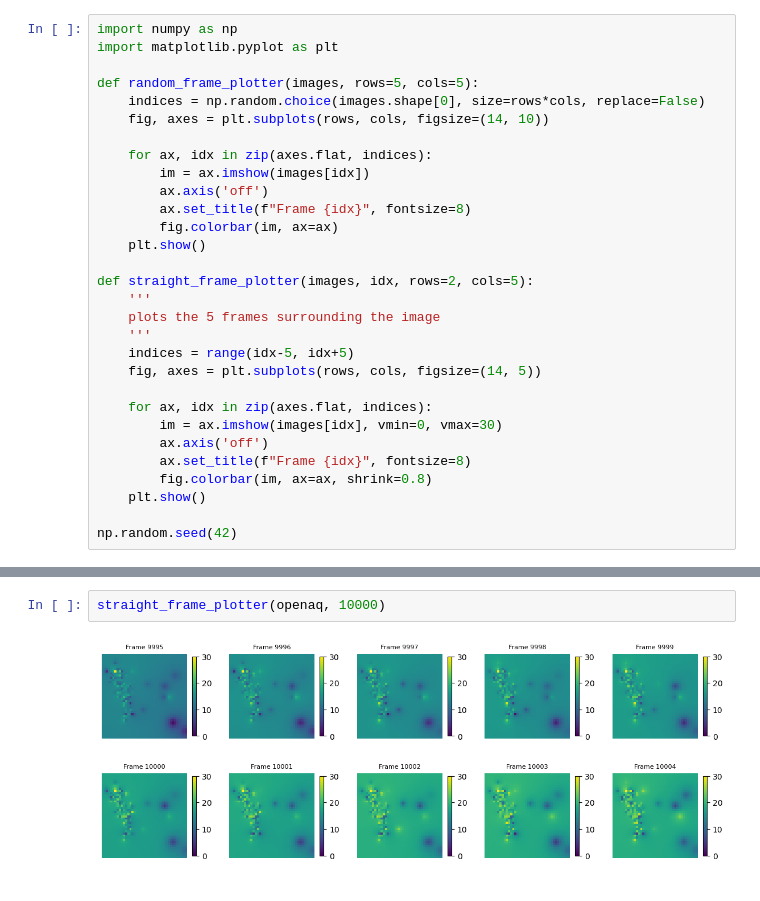
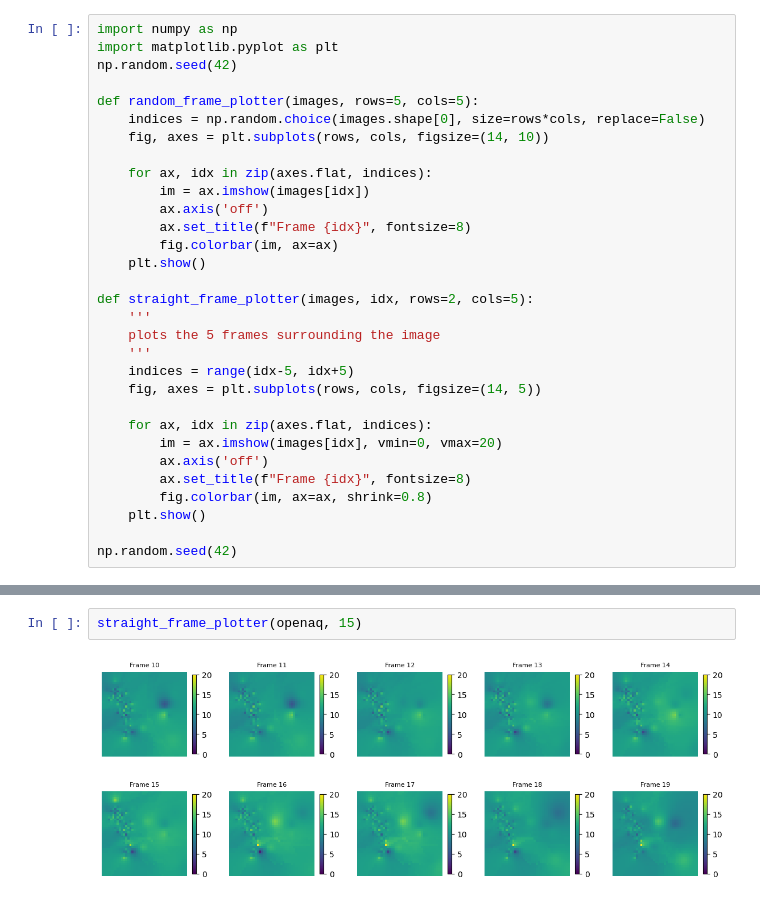
Before and after one commit to matthewgraca/hrrr-smoke-viz, a Jupyter notebook: visualizations/airnow_viz/openaq_viz.ipynb, the cells around one changed output, grey strips where cells are left out. Drawn from its saved outputs; the diff is of its cells as text.

```diff
--- a/visualizations/airnow_viz/openaq_viz.ipynb
+++ b/visualizations/airnow_viz/openaq_viz.ipynb
@@ -1,6 +1,7 @@
 # %%
 import numpy as np
 import matplotlib.pyplot as plt
+np.random.seed(42)
 
 def random_frame_plotter(images, rows=5, cols=5):
     indices = np.random.choice(images.shape[0], size=rows*cols, replace=False)
@@ -21,7 +22,7 @@ def straight_frame_plotter(images, idx, rows=2, cols=5):
     fig, axes = plt.subplots(rows, cols, figsize=(14, 5))
 
     for ax, idx in zip(axes.flat, indices):
-        im = ax.imshow(images[idx], vmin=0, vmax=30)
+        im = ax.imshow(images[idx], vmin=0, vmax=20)
         ax.axis('off')
         ax.set_title(f"Frame {idx}", fontsize=8)
         fig.colorbar(im, ax=ax, shrink=0.8)
@@ -40,4 +42,4 @@ random_frame_plotter(openaq)
 # %%
-straight_frame_plotter(openaq, 10000)
+straight_frame_plotter(openaq, 15)
 # %% [output]
-[figure, old version]
+[figure, new version]
```
Also changed, not shown: parts of 2 cells of this notebook, 2 other files.
